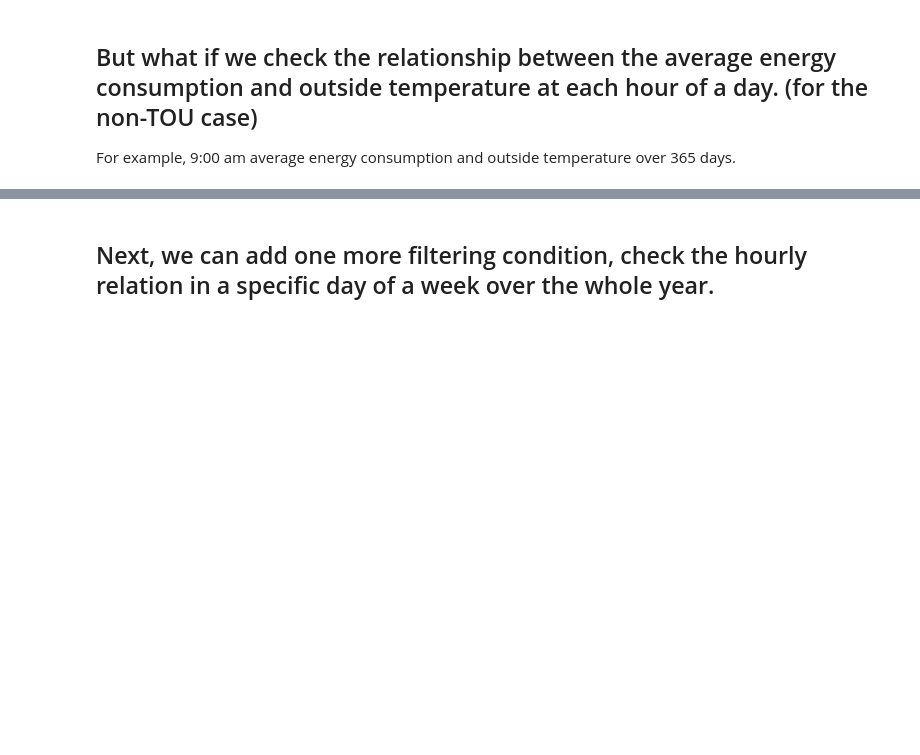
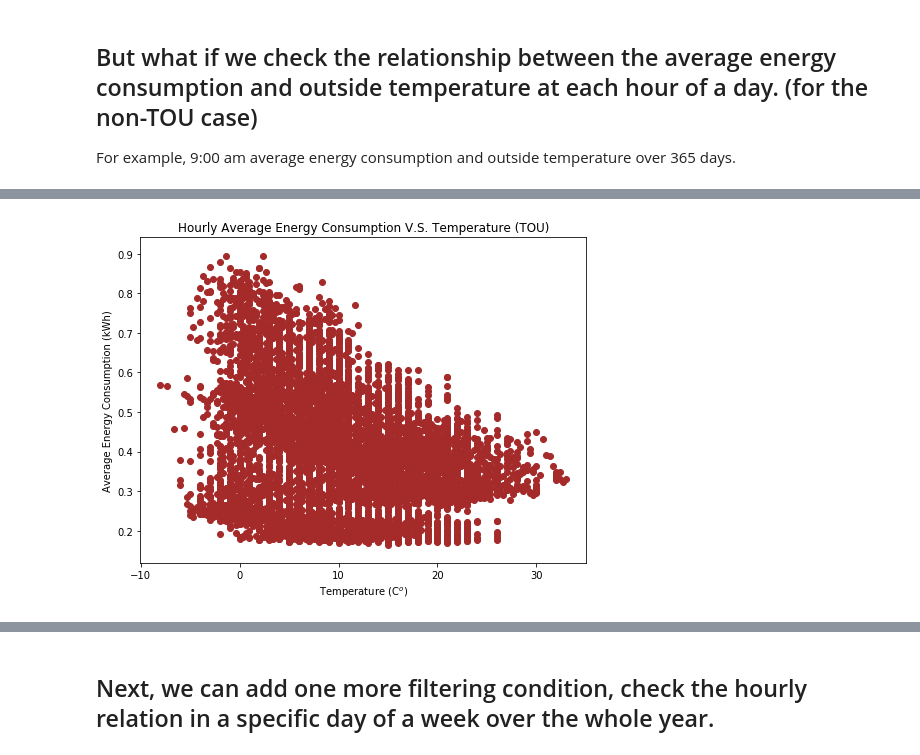
Before and after one commit to robinsxdgi/Demand-Response, a Jupyter notebook: PreferenceLearning.ipynb, the cells around one changed output, grey strips where cells are left out. Saved outputs shown, nothing was run; the diff lists cells and outputs as text; code cells hidden in the pictures; blank space fills up the shorter version.

```diff
--- a/PreferenceLearning.ipynb
+++ b/PreferenceLearning.ipynb
@@ -416,0 +425,6 @@ plt.show()
+# %%
+# Let's first create two new columns that is the total and average energy consumptions over all users to df_tou1h
+totalHourly = df_tou1h.sum(1)
+df_tou1h['Total'] = totalHourly
+df_tou1h['Average'] = totalHourly / (df_tou1h.shape[1] - 2) # Delete the first GMT column and the Total column just added
+df_tou1h.head()
@@ -416,0 +439,9 @@ plt.show()
+# %%
+plt.figure(figsize = (8, 6))
+plt.scatter(df_wea1h.TempC, df_tou1h.Average, c = 'brown')
+plt.xlabel(r'Temperature (C$^o$)')
+plt.ylabel('Average Energy Consumption (kWh)')
+plt.title('Hourly Average Energy Consumption V.S. Temperature (TOU)')
+plt.show()
+# %% [output]
+[figure, added]
```
Also changed, not shown: parts of 7 cells of this notebook.
